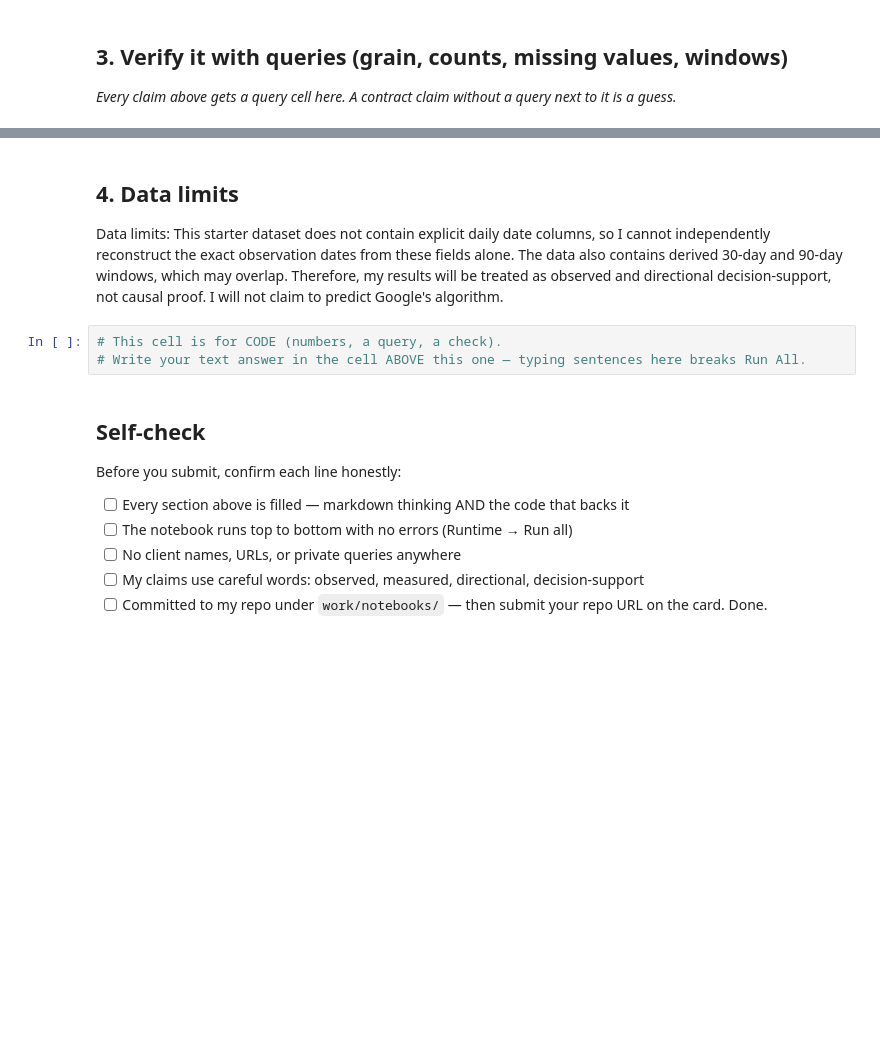
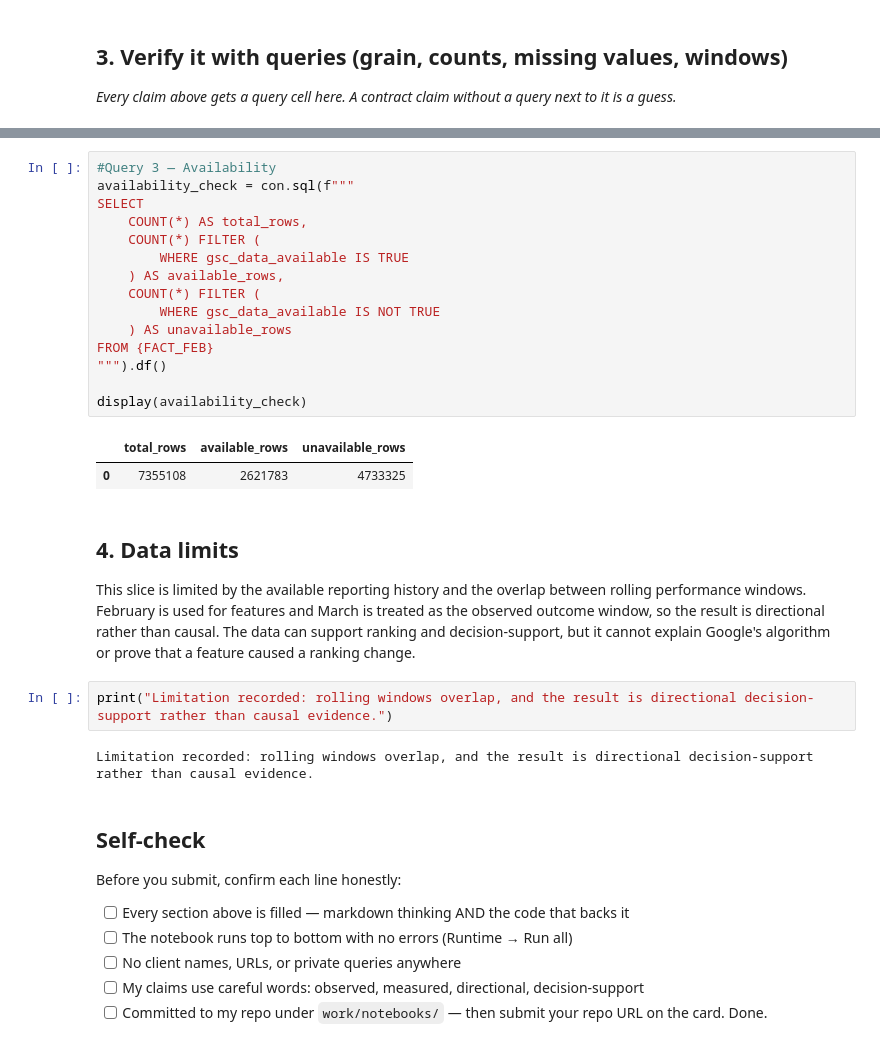
Before and after one commit to NadaFouad461/flyrank-ml-internship, a Jupyter notebook: work/notebooks/w03_data_contract.ipynb, the cells around one changed output, grey strips where cells are left out. Drawn from its saved outputs; the diff is of its cells as text; blank space fills up the shorter version.

```diff
--- a/work/notebooks/w03_data_contract.ipynb
+++ b/work/notebooks/w03_data_contract.ipynb
@@ -105,10 +135,30 @@ Unique client IDs: 32
+# %%
+#Query 3 — Availability
+availability_check = con.sql(f"""
+SELECT
+    COUNT(*) AS total_rows,
+    COUNT(*) FILTER (
+        WHERE gsc_data_available IS TRUE
+    ) AS available_rows,
+    COUNT(*) FILTER (
+        WHERE gsc_data_available IS NOT TRUE
+    ) AS unavailable_rows
+FROM {FACT_FEB}
+""").df()
+
+display(availability_check)
+# %% [output]
+|  | total_rows | available_rows | unavailable_rows |
+| 0 | 7355108 | 2621783 | 4733325 |
 # %% [markdown]
 ## 4. Data limits
 
-Data limits: This starter dataset does not contain explicit daily date columns, so I cannot independently reconstruct the exact observation dates from these fields alone. The data also contains derived 30-day and 90-day windows, which may overlap. Therefore, my results will be treated as observed and directional decision-support, not causal proof. I will not claim to predict Google's algorithm.
+
+This slice is limited by the available reporting history and the overlap between rolling performance windows. February is used for features and March is treated as the observed outcome window, so the result is directional rather than causal. The data can support ranking and decision-support, but it cannot explain Google's algorithm or prove that a feature caused a ranking change.
 # %%
-# This cell is for CODE (numbers, a query, a check).
-# Write your text answer in the cell ABOVE this one — typing sentences here breaks Run All.
+print("Limitation recorded: rolling windows overlap, and the result is directional decision-support rather than causal evidence.")
+# %% [output]
+Limitation recorded: rolling windows overlap, and the result is directional decision-support rather than causal evidence.
 # %% [markdown]
 ## Self-check
 
```
Also changed, not shown: parts of 7 cells of this notebook.
